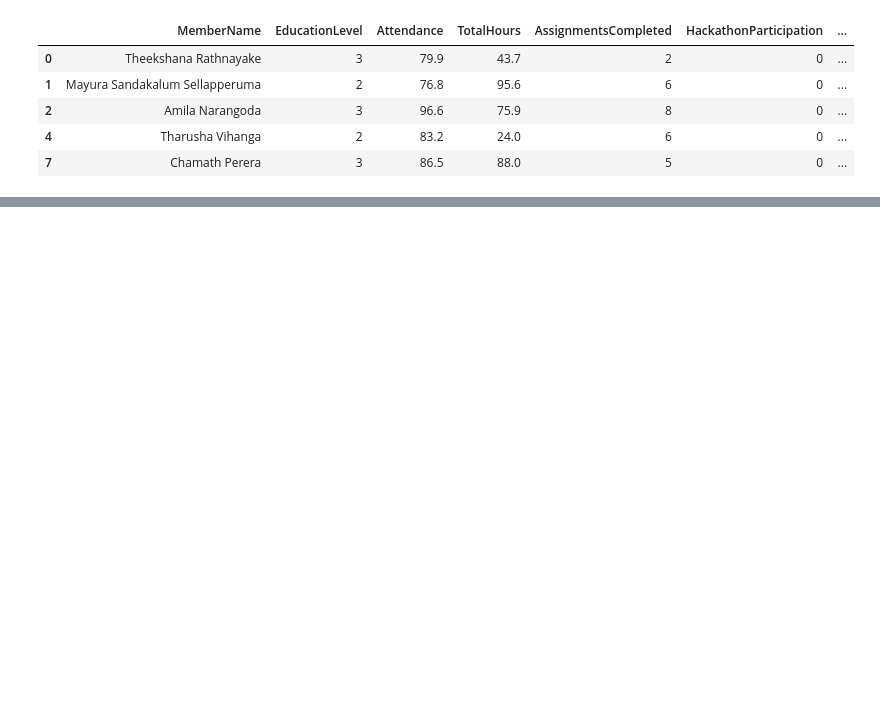
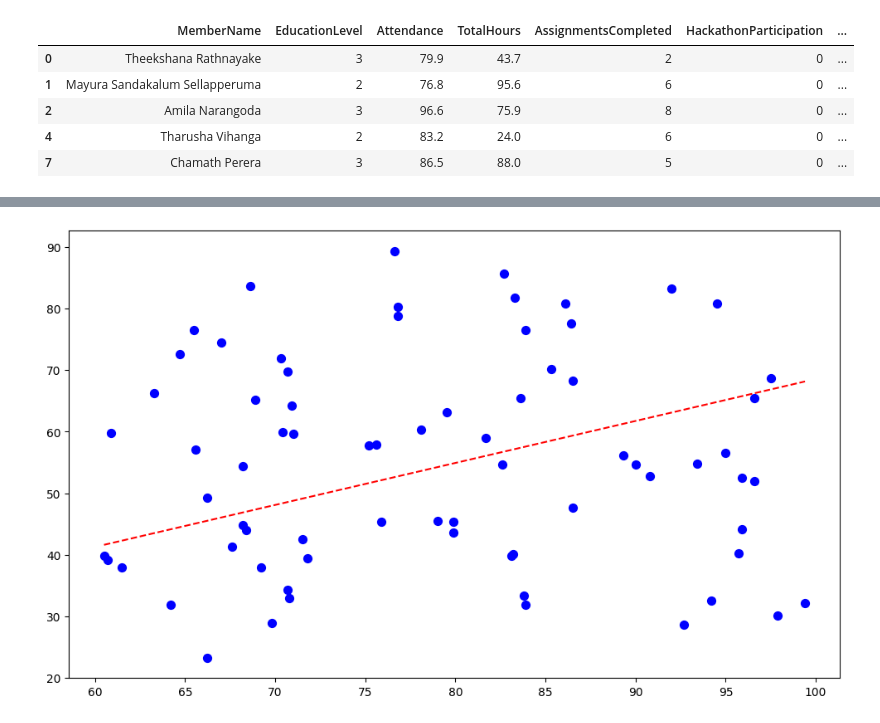
Before and after one commit to dinod001/Linear-and-Logistic-Regression, a Jupyter notebook: Linear Regression/linear_regression_single_feature.ipynb, the cells around one changed output, grey strips where cells are left out. Cells and saved outputs as stored; diff of their text form; code cells hidden in the pictures; blank space fills up the shorter version.

```diff
--- a/Linear Regression/linear_regression_single_feature.ipynb
+++ b/Linear Regression/linear_regression_single_feature.ipynb
@@ -29,0 +34,23 @@ plt.show()
+# %%
+def gradient_descent(X,Y,beta,n_iter,lr):
+    m = len(Y)
+    cost_history=[]
+
+    for i in range(n_iter):
+        y_hat = X.dot(beta)
+        gradient = (1/m) * X.T.dot(y_hat - Y)
+        beta = beta - lr * gradient
+        cost  = compute_cost(X,beta,Y)
+        cost_history.append(cost)
+
+        if i % 100 == 0:
+            print(f"iteration: {i}, beta:{beta}, cost:{cost}")
+
+    return beta
+# %%
+X_with_bias = np.column_stack([np.ones(len(X)),X])
+beta = np.random.randn(2)
+n_iter = 1000
+lr = 0.0001
+# %%
+beta = gradient_descent(X_with_bias,Y,beta,n_iter,lr)
@@ -29,0 +68,12 @@ plt.show()
+# %%
+x_min,x_max = float(np.min(X)), float(np.max(X))
+x_intervel = np.linspace(x_min,x_max,100)
+x_intervel_with_bias = np.column_stack([np.ones((len(x_intervel))), x_intervel])
+y_hat_intervel = x_intervel_with_bias.dot(beta)
+# %%
+plt.figure(figsize=(12, 7))
+plt.scatter(X, Y, color='blue', s=50)
+plt.plot(x_intervel,y_hat_intervel,'r--', label="fitted line")
+plt.show()
+# %% [output]
+[figure, added]
```
Also changed, not shown: parts of 5 cells of this notebook, 2 other files.
